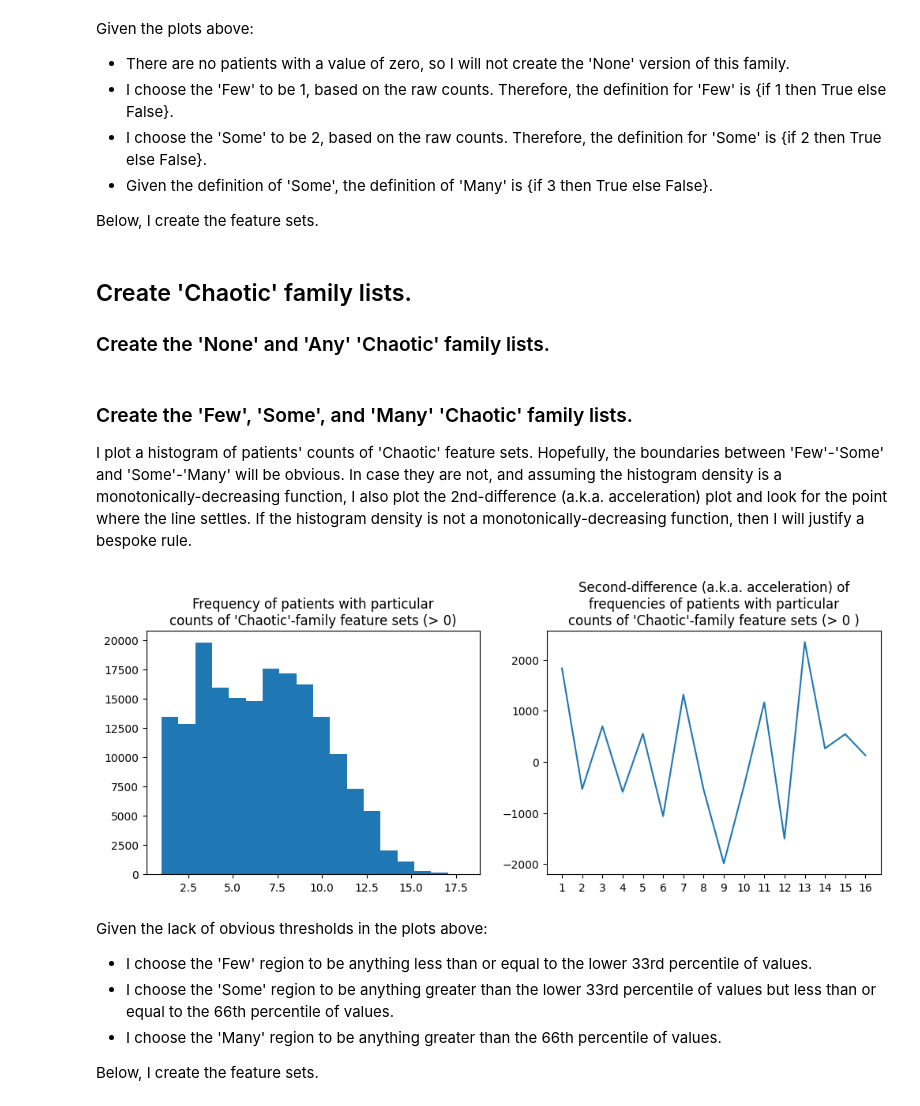
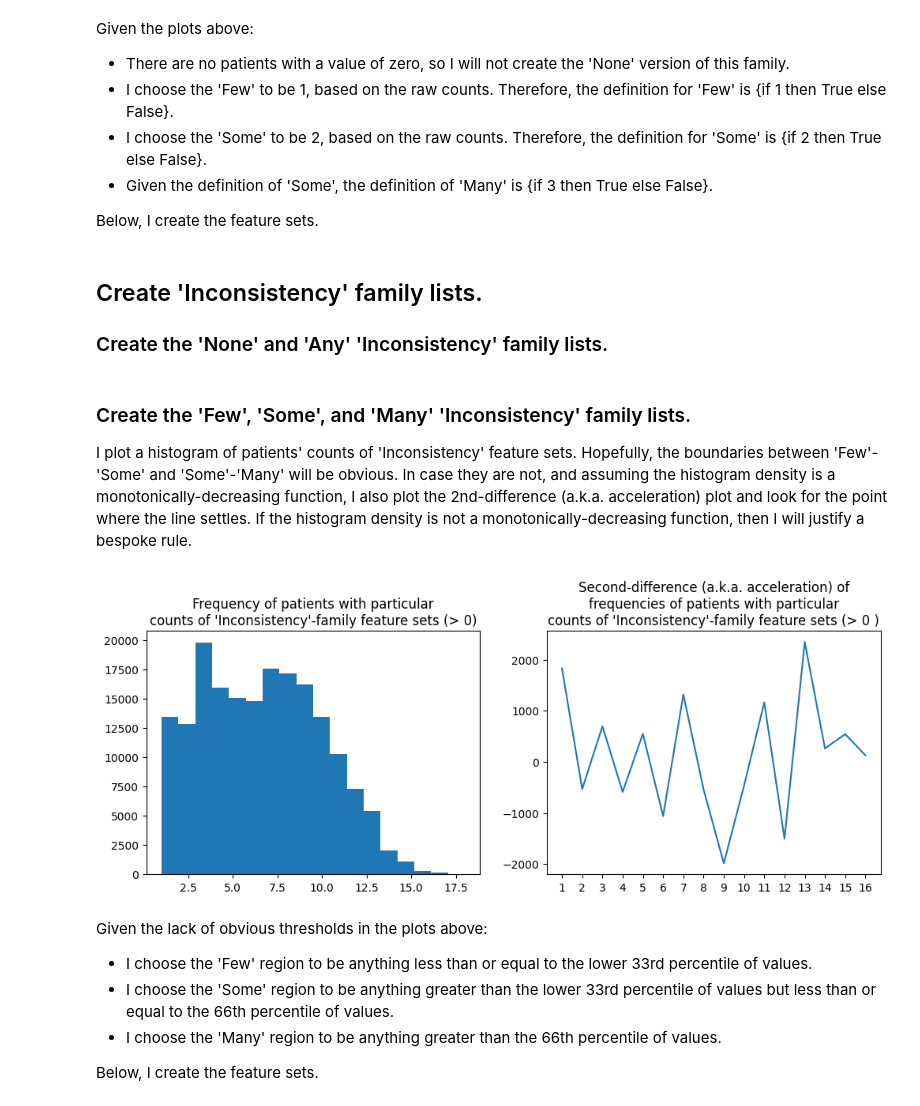
Before and after one commit to ConnectedBradford/c-mcinerney-workspace, a Jupyter notebook: UNSEEN_create_feature_sets_appendix3.ipynb, the cells around one changed output. Saved outputs shown, nothing was run; the diff lists cells and outputs as text; code cells hidden in the pictures.

```diff
--- a/UNSEEN_create_feature_sets_appendix3.ipynb
+++ b/UNSEEN_create_feature_sets_appendix3.ipynb
@@ -420,15 +422,15 @@ few_treatment = countvar == 1
 some_treatment = countvar == 2
 many_treatment = countvar == 3
 # %% [markdown]
-## Create 'Chaotic' family lists.
+## Create 'Inconsistency' family lists.
 
-### Create the 'None' and 'Any' 'Chaotic' family lists.
+### Create the 'None' and 'Any' 'Inconsistency' family lists.
 # %%
-# Define list of feature sets that are members of the 'Chaotic' family.
+# Define list of feature sets that are members of the 'Inconsistency' family.
 # ## The list of boolean members.
 # None
 # ## The list of count members.
-ls_chaotic_fs_count = \
+ls_inconsistency_fs_count = \
 [
     'countAppointmentsPreviousYear', 'countDNAsPreviousYear',
 
@@ -439,7 +441,7 @@ ls_chaotic_fs_count = \
 # ## The list of ordinal members.
 # None.
 # ## The list of continuous members.
-ls_chaotic_fs_continuous = \
+ls_inconsistency_fs_continuous = \
 [
     'activeInformationAppointments', 'activeInformationDNAs', 'activeInformationMHcrises',
 
@@ -455,48 +457,48 @@ ls_chaotic_fs_continuous = \
     'spectralEntropyAppointments', 'spectralEntropyDNAs', 'spectralEntropyMHcrises'
 ]
 
-# Create a pandas.DataFrame.Series that indicates the patient has at least one 'Concurrent' feature set.
-array_notNone_chaotic =\
+# Create a pandas.DataFrame.Series that indicates the patient has at least one 'Inconsistency' feature set.
+array_notNone_inconsistency =\
     pandas.concat(
                     [
-                        feature_set_array[feature_set_array.columns.intersection(ls_chaotic_fs_count)] > feature_set_array[feature_set_array.columns.intersection(ls_chaotic_fs_count)].quantile(0.75),
-                        feature_set_array[feature_set_array.columns.intersection(ls_chaotic_fs_continuous)] > feature_set_array[feature_set_array.columns.intersection(ls_chaotic_fs_continuous)].median()
+                        feature_set_array[feature_set_array.columns.intersection(ls_inconsistency_fs_count)] > feature_set_array[feature_set_array.columns.intersection(ls_inconsistency_fs_count)].quantile(0.75),
+                        feature_set_array[feature_set_array.columns.intersection(ls_inconsistency_fs_continuous)] > feature_set_array[feature_set_array.columns.intersection(ls_inconsistency_fs_continuous)].median()
                     ],
                     axis = 1,
                 )
-notNone_chaotic = array_notNone_chaotic.any(True)
-none_chaotic = ~notNone_chaotic
+notNone_inconsistency= array_notNone_inconsistency.any(True)
+none_inconsistency = ~notNone_inconsistency
 # %% [markdown]
-### Create the 'Few', 'Some', and 'Many' 'Chaotic' family lists.
+### Create the 'Few', 'Some', and 'Many' 'Inconsistency' family lists.
 
-I plot a histogram of patients' counts of 'Chaotic' feature sets. Hopefully, the boundaries between 'Few'-'Some' and 'Some'-'Many' will be obvious. In case they are not, and assuming the histogram density is a monotonically-decreasing function, I also plot the 2nd-difference (a.k.a. acceleration) plot and look for the point where the line settles. If the histogram density is not a monotonically-decreasing function, then I will justify a bespoke rule.
+I plot a histogram of patients' counts of 'Inconsistency' feature sets. Hopefully, the boundaries between 'Few'-'Some' and 'Some'-'Many' will be obvious. In case they are not, and assuming the histogram density is a monotonically-decreasing function, I also plot the 2nd-difference (a.k.a. acceleration) plot and look for the point where the line settles. If the histogram density is not a monotonically-decreasing function, then I will justify a bespoke rule.
 # %%
-countvar = array_notNone_chaotic.sum(axis = 1)
+countvar = array_notNone_inconsistency.sum(axis = 1)
 countvar = countvar[countvar > 0]
 
 # Plot parameters.
 fig, axs = matplotlib.pyplot.subplots(1, 2, figsize = (12, 4))
 
 # Raw count histogram
 axs[0].hist(
     countvar
     ,bins = countvar.max().astype(int)
 )
-axs[0].set_title('Frequency of patients with particular\ncounts of \'Chaotic\'-family feature sets (> 0)')
+axs[0].set_title('Frequency of patients with particular\ncounts of \'Inconsistency\'-family feature sets (> 0)')
 
 # Line plot of 2nd-differences.
 fd = countvar.value_counts().iloc[:-1].astype(int).to_numpy()
 fd_lag = countvar.value_counts().iloc[1:].astype(int).to_numpy()
 sd = (fd - fd_lag)[:-1]
 sd_lag = (fd - fd_lag)[1:]
 axs[1].plot(sd - sd_lag)
-axs[1].set_title('Second-difference (a.k.a. acceleration) of\nfrequencies of patients with particular\ncounts of \'Chaotic\'-family feature sets (> 0 )')
+axs[1].set_title('Second-difference (a.k.a. acceleration) of\nfrequencies of patients with particular\ncounts of \'Inconsistency\'-family feature sets (> 0 )')
 axs[1].set_xticks(numpy.arange(len(sd)), numpy.arange(1, len(sd)+1))
 
 # Show plot.
 matplotlib.pyplot.show()
 # %% [output]
-[figure, old version]
+[figure, new version]
 # %% [markdown]
 Given the lack of obvious thresholds in the plots above:
 - I choose the 'Few' region to be anything less than or equal to the lower 33rd percentile of values.
```
Also changed, not shown: parts of 5 cells of this notebook, 2 other files.
